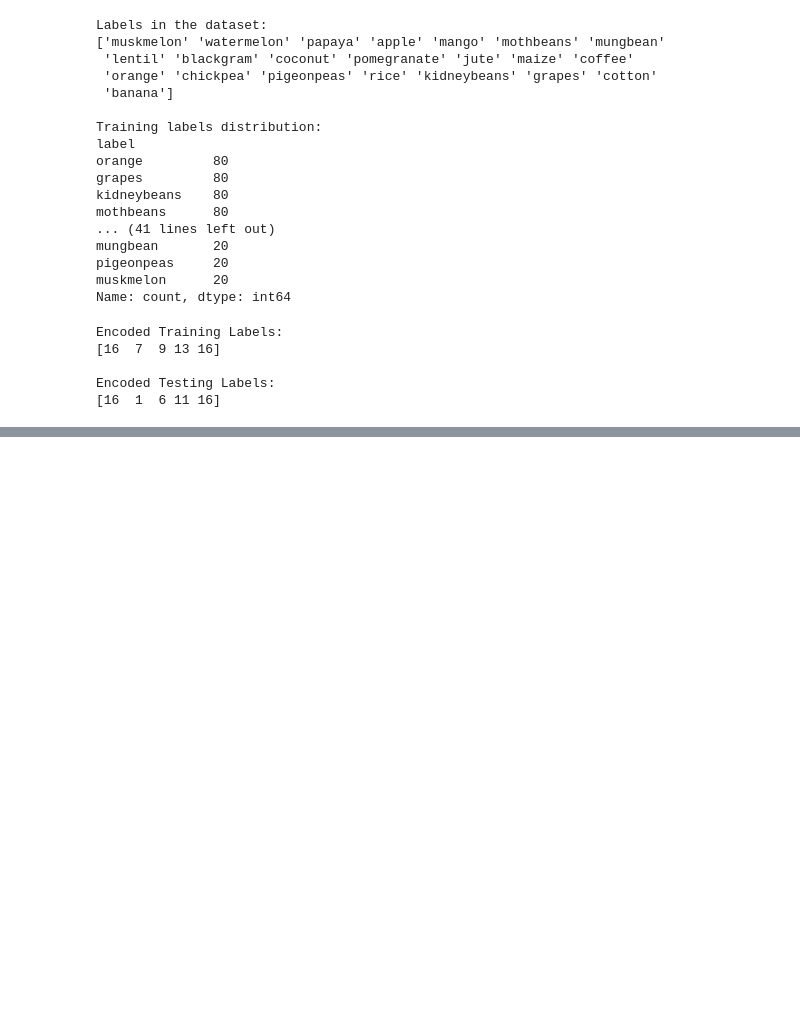
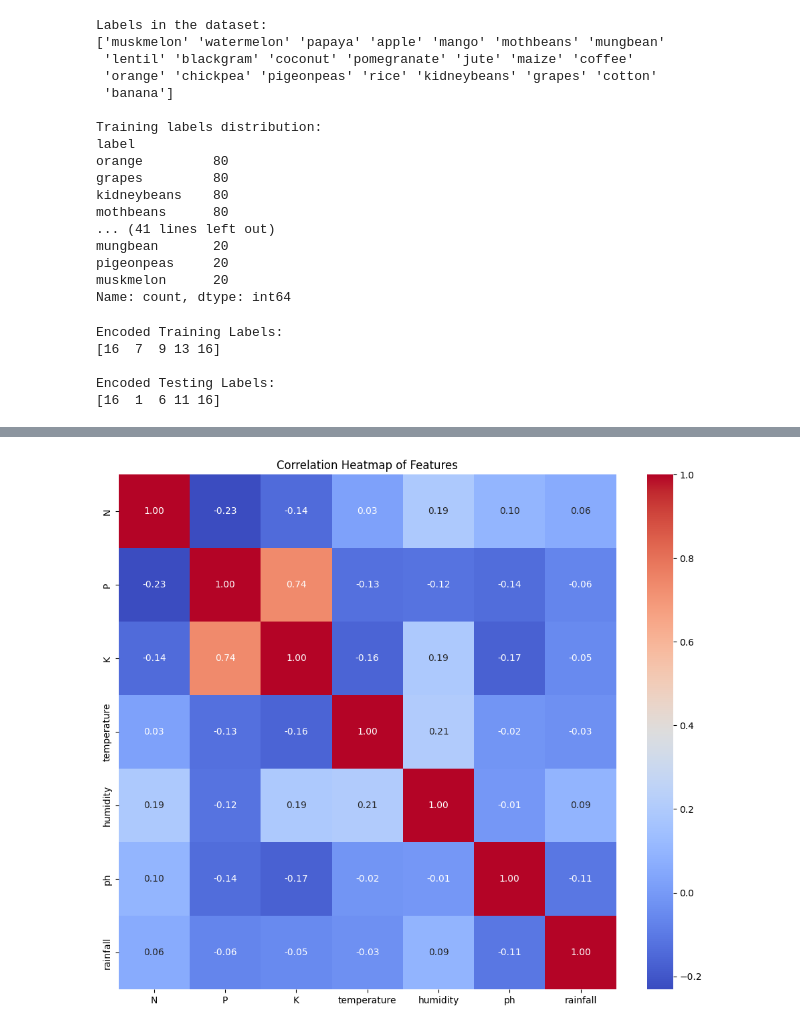
Before and after one commit to 23AD083/MLOPS_INTERNSHIP, a Jupyter notebook: CROP_PREDICTION.ipynb, the cells around one changed output, grey strips where cells are left out. Saved outputs shown, nothing was run; the diff lists cells and outputs as text; code cells hidden in the pictures; blank space fills up the shorter version.

```diff
--- a/CROP_PREDICTION.ipynb
+++ b/CROP_PREDICTION.ipynb
@@ -195,0 +377,10 @@ Encoded Testing Labels:
+# %%
+# prompt: code for the heatmap
+
+# Plotting the correlation heatmap
+plt.figure(figsize=(12, 10))
+sns.heatmap(balanced_df.drop('label', axis=1).corr(), annot=True, cmap='coolwarm', fmt=".2f")
+plt.title('Correlation Heatmap of Features')
+plt.show()
+# %% [output]
+[figure, added]
```
Also changed, not shown: parts of 19 cells of this notebook.
